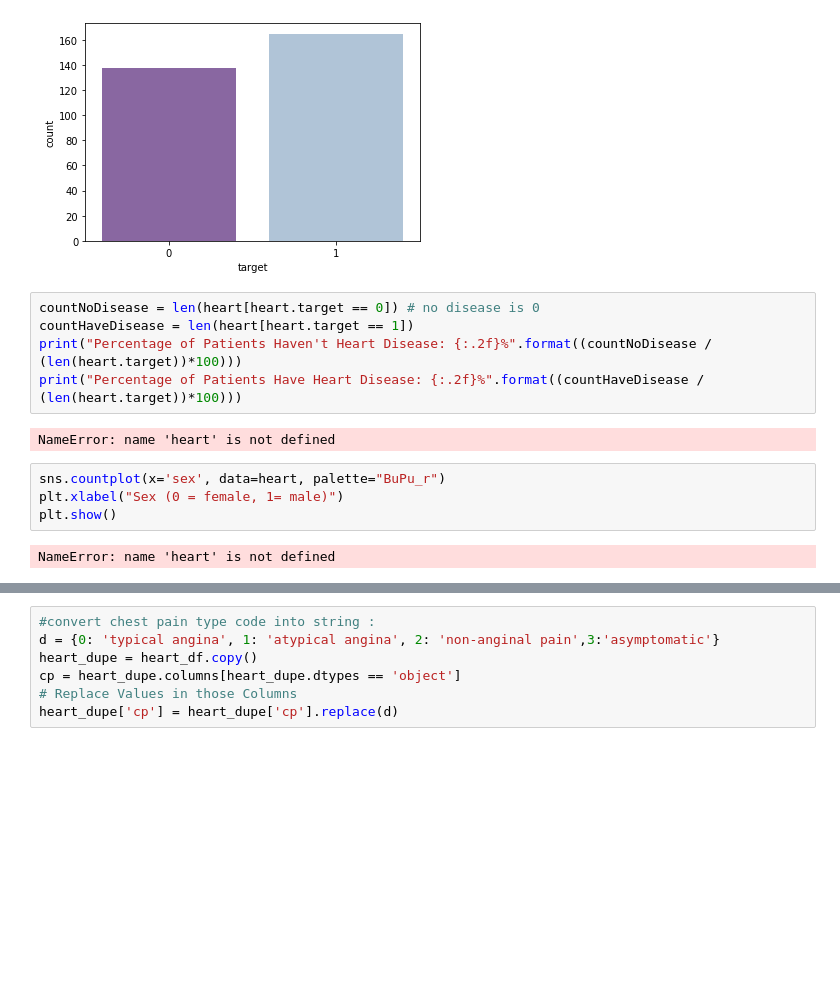
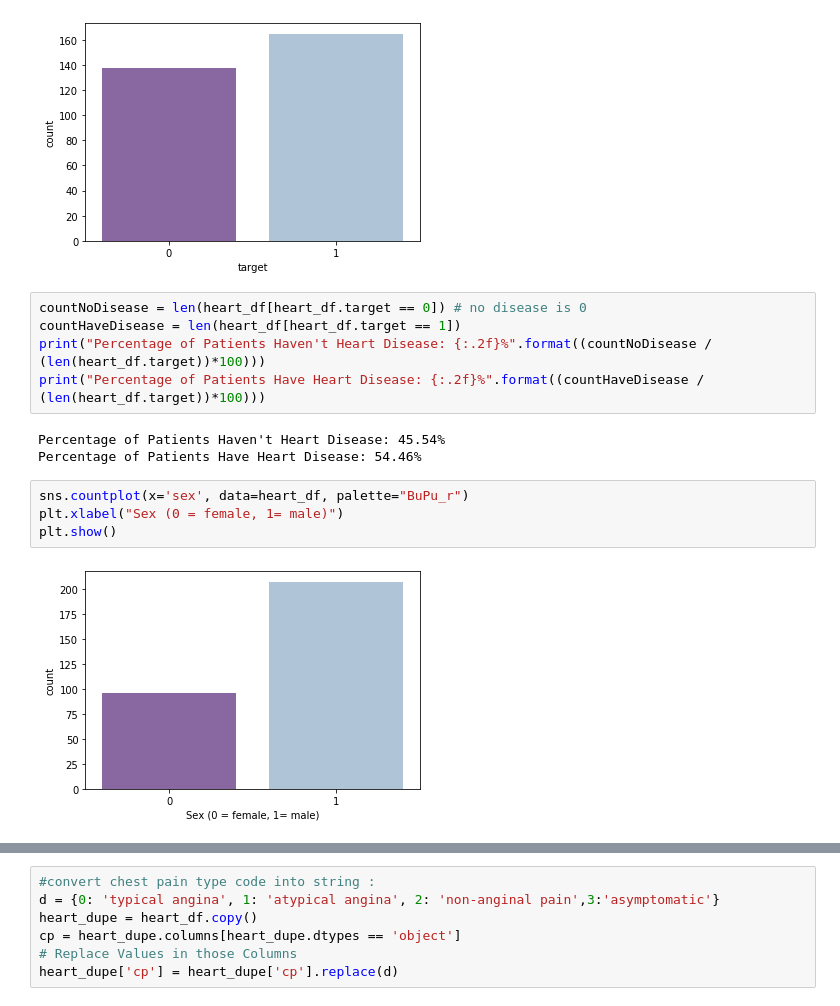
Before and after one commit to shuangsong/heart_attack_prediction, a Jupyter notebook: heart.ipynb, the cells around one changed output, grey strips where cells are left out. Cells and saved outputs as stored; diff of their text form; blank space fills up the shorter version.

```diff
--- a/heart.ipynb
+++ b/heart.ipynb
@@ -89,16 +106,17 @@ plt.show()
 # %% [output]
 [figure]
 # %%
-countNoDisease = len(heart[heart.target == 0]) # no disease is 0
-countHaveDisease = len(heart[heart.target == 1])
-print("Percentage of Patients Haven't Heart Disease: {:.2f}%".format((countNoDisease / (len(heart.target))*100)))
-print("Percentage of Patients Have Heart Disease: {:.2f}%".format((countHaveDisease / (len(heart.target))*100)))
+countNoDisease = len(heart_df[heart_df.target == 0]) # no disease is 0
+countHaveDisease = len(heart_df[heart_df.target == 1])
+print("Percentage of Patients Haven't Heart Disease: {:.2f}%".format((countNoDisease / (len(heart_df.target))*100)))
+print("Percentage of Patients Have Heart Disease: {:.2f}%".format((countHaveDisease / (len(heart_df.target))*100)))
 # %% [output]
-NameError: name 'heart' is not defined
+Percentage of Patients Haven't Heart Disease: 45.54%
+Percentage of Patients Have Heart Disease: 54.46%
 # %%
-sns.countplot(x='sex', data=heart, palette="BuPu_r")
+sns.countplot(x='sex', data=heart_df, palette="BuPu_r")
 plt.xlabel("Sex (0 = female, 1= male)")
 plt.show()
 # %% [output]
-NameError: name 'heart' is not defined
+[figure, added]
 # %%
```
Also changed, not shown: parts of 9 cells of this notebook.
